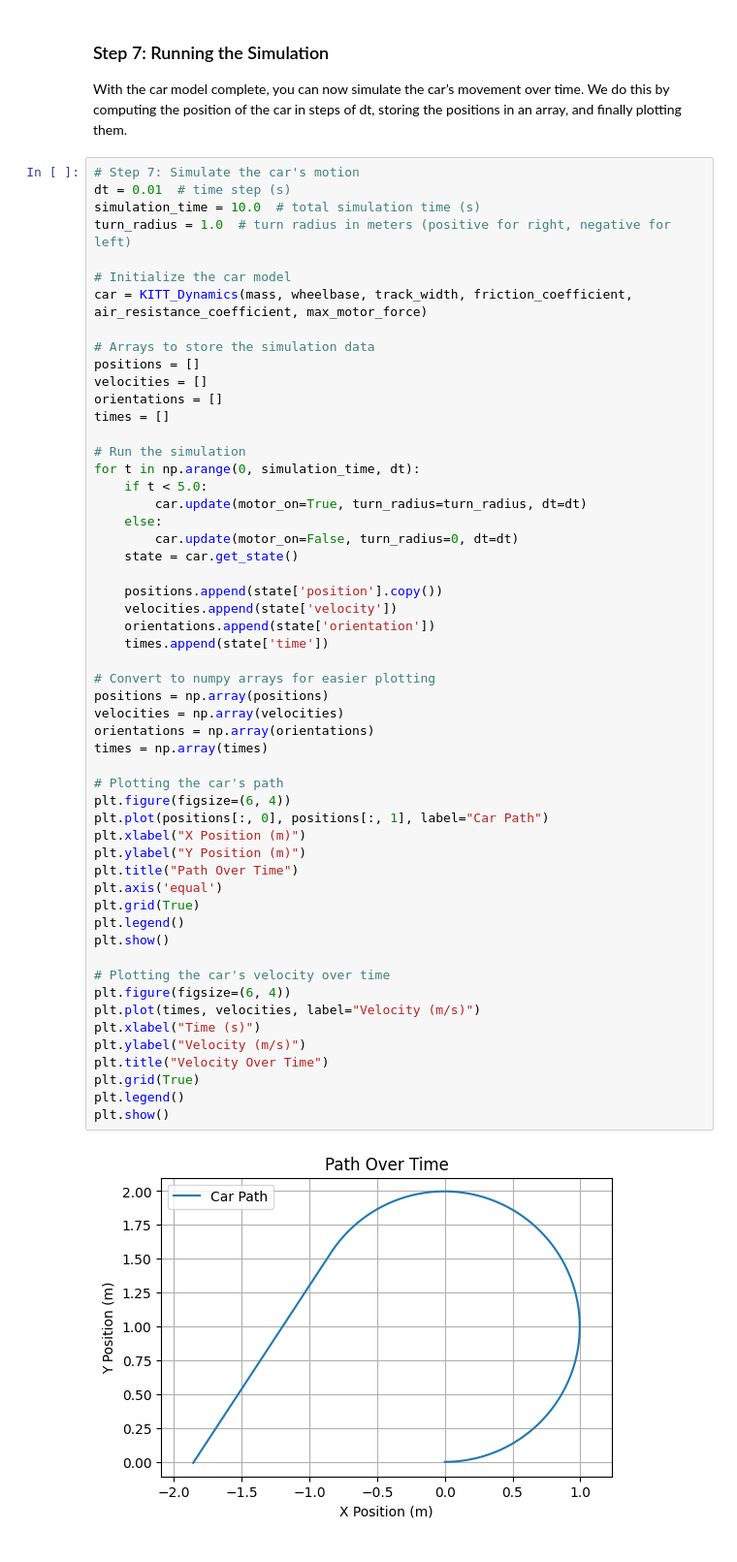
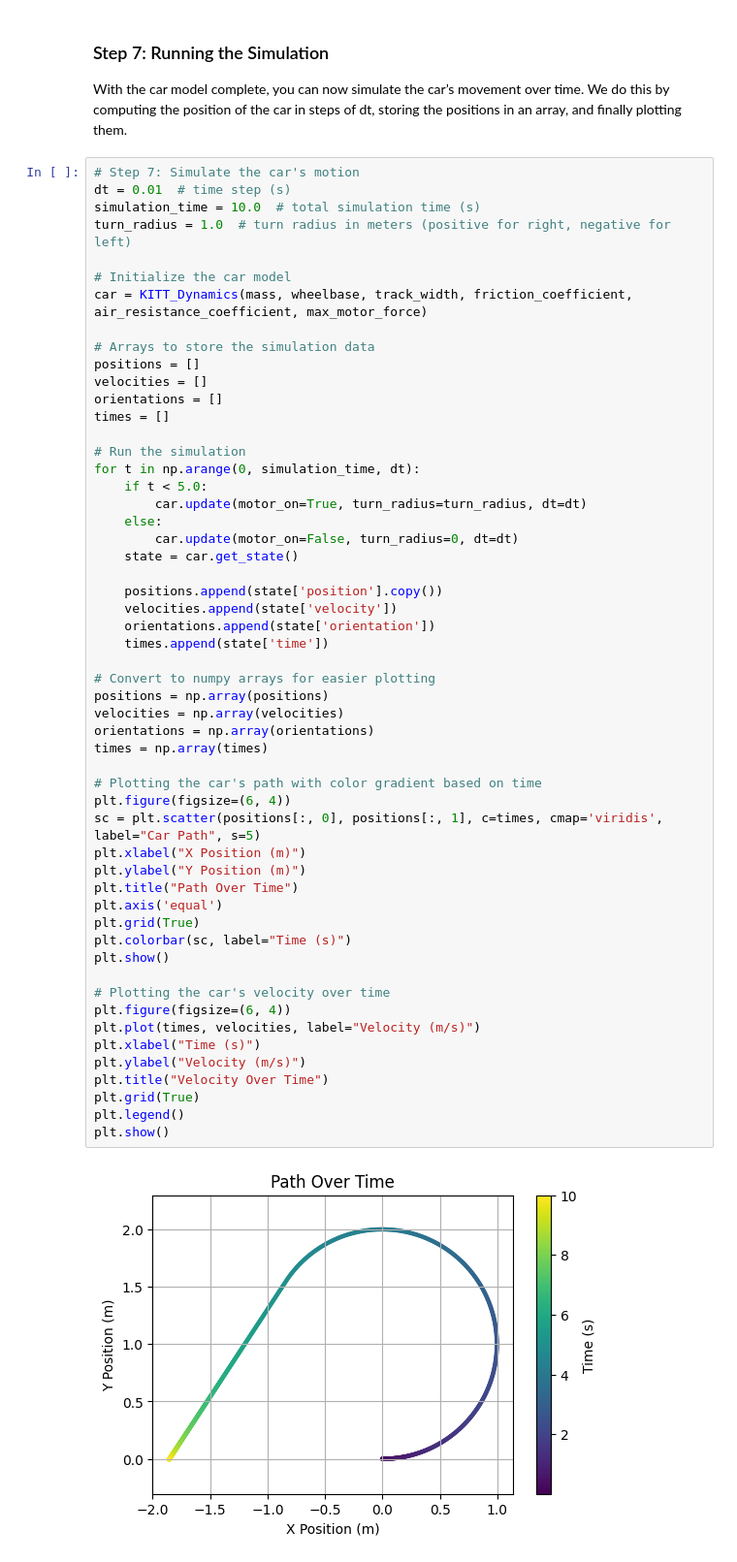
Before and after one commit to OpenEd-IP3/Book, a Jupyter notebook: Module 4.ipynb, the cells around one changed output. Shown at 97% size. Drawn from its saved outputs; the diff is of its cells as text.

Commit message:
Module 4, color gradient to time plot

```diff
--- a/Module 4.ipynb
+++ b/Module 4.ipynb
@@ -328,35 +328,35 @@ for t in np.arange(0, simulation_time, dt):
 
     positions.append(state['position'].copy())
     velocities.append(state['velocity'])
     orientations.append(state['orientation'])
     times.append(state['time'])
 
 # Convert to numpy arrays for easier plotting
 positions = np.array(positions)
 velocities = np.array(velocities)
 orientations = np.array(orientations)
 times = np.array(times)
 
-# Plotting the car's path
+# Plotting the car's path with color gradient based on time
 plt.figure(figsize=(6, 4))
-plt.plot(positions[:, 0], positions[:, 1], label="Car Path")
+sc = plt.scatter(positions[:, 0], positions[:, 1], c=times, cmap='viridis', label="Car Path", s=5)
 plt.xlabel("X Position (m)")
 plt.ylabel("Y Position (m)")
 plt.title("Path Over Time")
 plt.axis('equal')
 plt.grid(True)
-plt.legend()
+plt.colorbar(sc, label="Time (s)")
 plt.show()
 
 # Plotting the car's velocity over time
 plt.figure(figsize=(6, 4))
 plt.plot(times, velocities, label="Velocity (m/s)")
 plt.xlabel("Time (s)")
 plt.ylabel("Velocity (m/s)")
 plt.title("Velocity Over Time")
 plt.grid(True)
 plt.legend()
 plt.show()
 # %% [output]
-[figure, old version]
+[figure, new version]
 [figure]
```
